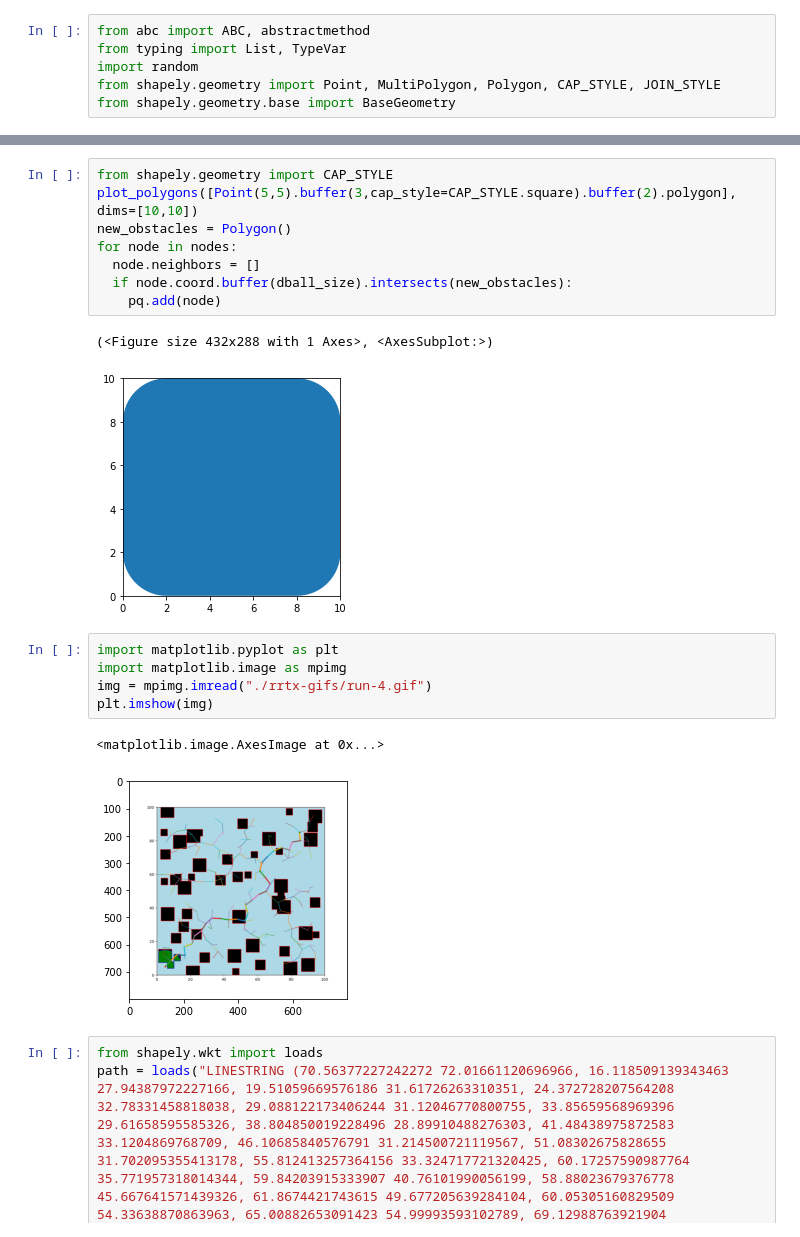
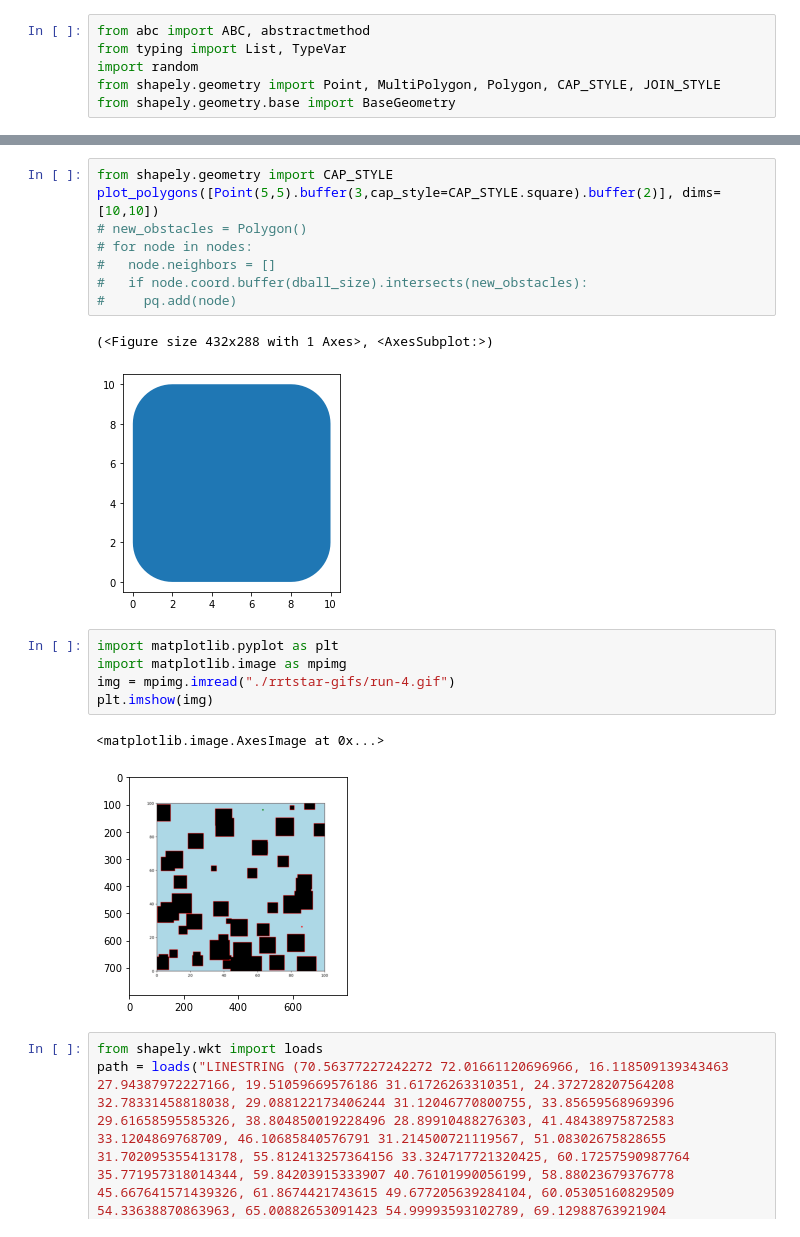
Before and after one commit to ishanchadha01/7649-project, a Jupyter notebook: dev.ipynb, the cells around one changed output, grey strips where cells are left out. Cells and saved outputs as stored; diff of their text form.

```diff
--- a/dev.ipynb
+++ b/dev.ipynb
@@ -34,22 +34,22 @@ plot_polygons(diff, dims=w.dims)
 # %%
 from shapely.geometry import CAP_STYLE
-plot_polygons([Point(5,5).buffer(3,cap_style=CAP_STYLE.square).buffer(2).polygon], dims=[10,10])
-new_obstacles = Polygon()
-for node in nodes:
-  node.neighbors = []
-  if node.coord.buffer(dball_size).intersects(new_obstacles):
-    pq.add(node)
+plot_polygons([Point(5,5).buffer(3,cap_style=CAP_STYLE.square).buffer(2)], dims=[10,10])
+# new_obstacles = Polygon()
+# for node in nodes:
+#   node.neighbors = []
+#   if node.coord.buffer(dball_size).intersects(new_obstacles):
+#     pq.add(node)
 # %% [output]
 (<Figure size 432x288 with 1 Axes>, <AxesSubplot:>)
-[figure, old version]
+[figure, new version]
 # %%
 import matplotlib.pyplot as plt
 import matplotlib.image as mpimg
-img = mpimg.imread("./rrtx-gifs/run-4.gif")
+img = mpimg.imread("./rrtstar-gifs/run-4.gif")
 plt.imshow(img)
 # %% [output]
 <matplotlib.image.AxesImage at 0x...>
-[figure, old version]
+[figure, new version]
 # %%
 from shapely.wkt import loads
 path = loads("LINESTRING (70.56377227242272 72.01661120696966, 16.118509139343463 27.94387972227166, 19.51059669576186 31.61726263310351, 24.372728207564208 32.78331458818038, 29.088122173406244 31.12046770800755, 33.85659568969396 29.61658595585326, 38.804850019228496 28.89910488276303, 41.48438975872583 33.1204869768709, 46.10685840576791 31.214500721119567, 51.08302675828655 31.702095355413178, 55.812413257364156 33.324717721320425, 60.17257590987764 35.771957318014344, 59.84203915333907 40.76101990056199, 58.88023679376778 45.667641571439326, 61.8674421743615 49.677205639284104, 60.05305160829509 54.33638870863963, 65.00882653091423 54.99993593102789, 69.12988763921904 57.8313411195549, 71.22064557308624 62.37322743054633, 69.6132145112205 67.10779872912757)")
```
Also changed, not shown: parts of 9 cells of this notebook, 6 other files.
